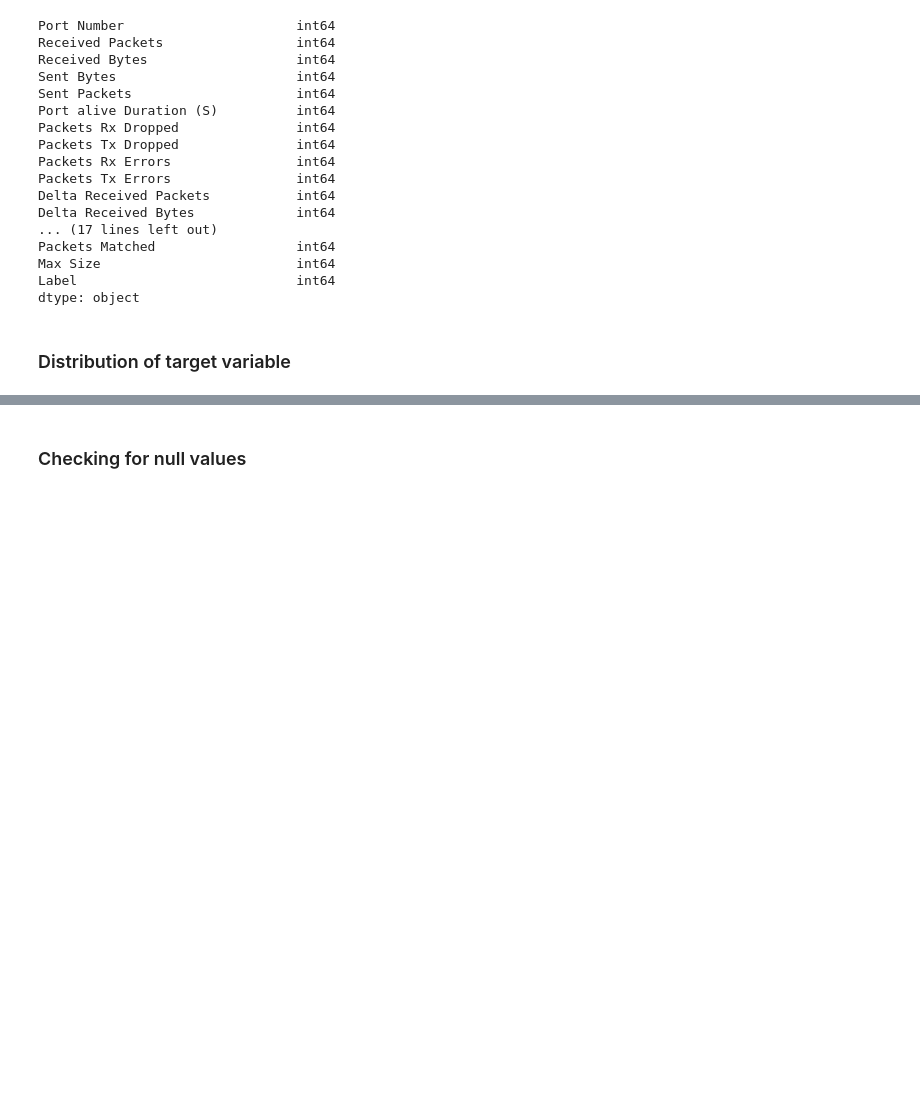
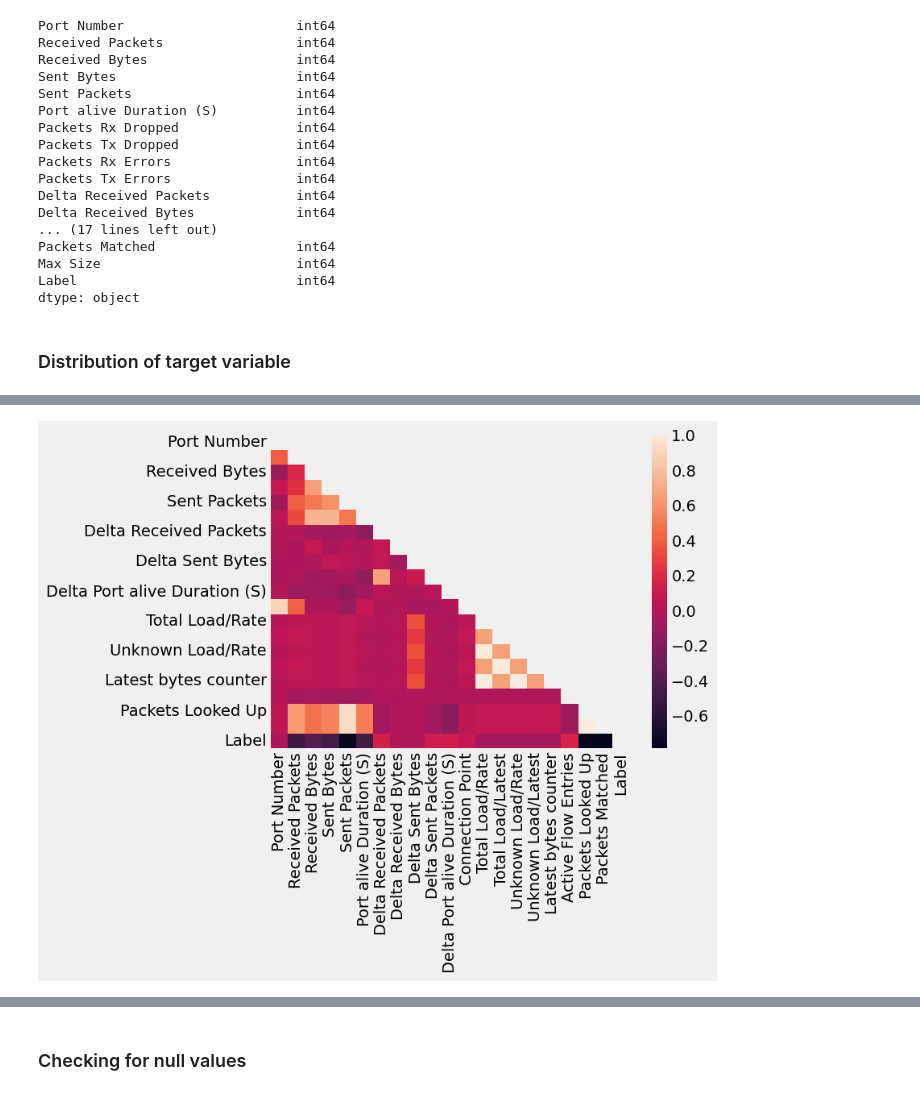
Before and after one commit to ysaidheeraj/Network-Intrusion-Prediction, a Jupyter notebook: network_intrusion_prediction.ipynb, the cells around one changed output, grey strips where cells are left out. Drawn from its saved outputs; the diff is of its cells as text; code cells hidden in the pictures; blank space fills up the shorter version.

```diff
--- a/network_intrusion_prediction.ipynb
+++ b/network_intrusion_prediction.ipynb
@@ -123,0 +157,12 @@ fig.show()
+# %%
+## Remove features with zero variance
+non_zero_var_feats = [feat for feat in input_df.columns if input_df[feat].var() > 0]
+
+# applying mask
+mask = np.triu(np.ones_like(input_df[non_zero_var_feats].corr()))
+
+# plotting a triangle correlation heatmap
+sns.heatmap(input_df[non_zero_var_feats].corr(), mask=mask)
+plt.show()
+# %% [output]
+[figure, added]
```
Also changed, not shown: parts of 6 cells of this notebook.
